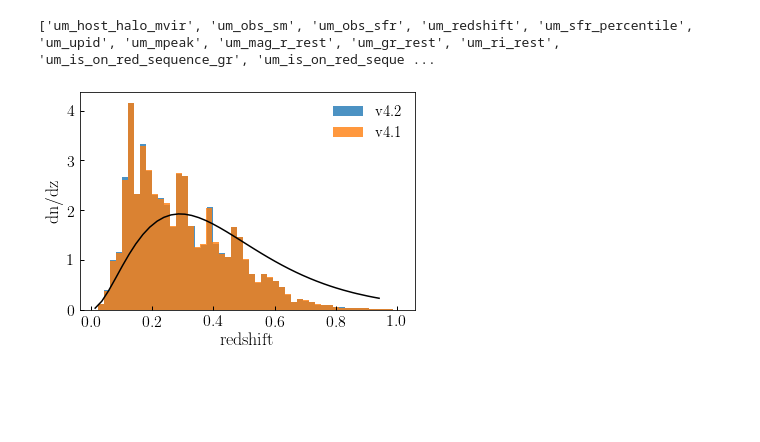
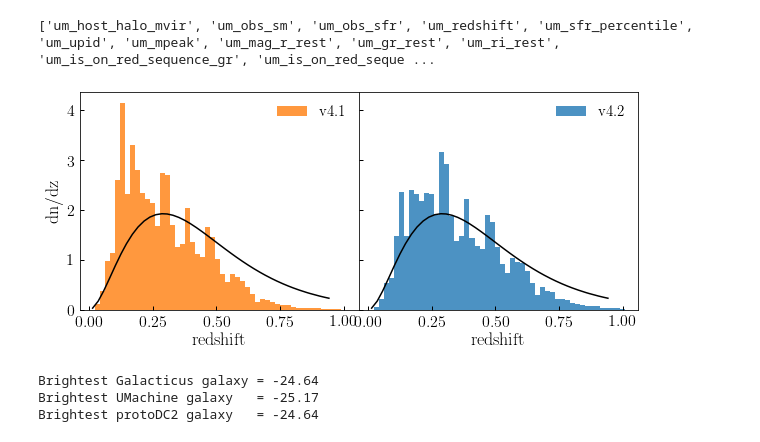
Before and after one commit to LSSTDESC/cosmodc2, a Jupyter notebook: notebooks/v4_mr_mstar_calibration_lightcone.ipynb, the cells around one changed output. Drawn from its saved outputs; the diff is of its cells as text; code cells hidden in the pictures; blank space fills up the shorter version.

Commit message:
Added new magr_monte_carlo2 method to analytical_magr. Updated diagnostic notebooks

```diff
--- a/notebooks/v4_mr_mstar_calibration_lightcone.ipynb
+++ b/notebooks/v4_mr_mstar_calibration_lightcone.ipynb
@@ -7,11 +7,13 @@ mgreen = u'#2ca02c'
 mred = u'#d62728'
 mpurple = u'#9467bd'
 # %%
+brightest_rband = -24.64
 def update_rest_rband(um_r_rest_old, r_rest_old, um_r_rest_new):
     """
     """
     dr = r_rest_old - um_r_rest_old
-    return um_r_rest_new + dr
+    new_rest_rband = um_r_rest_new + dr
+    return np.where(new_rest_rband < brightest_rband, brightest_rband, new_rest_rband)
 
 def update_observed_rband(r_obs_old, r_rest_old, r_rest_new):
     """
@@ -41,12 +43,15 @@ from cosmodc2.stellar_mass_remapping import lift_high_mass_mstar
 
 mock['new_mstar'] = lift_high_mass_mstar(
         mock['um_mpeak'], mock['um_obs_sm'], mock['redshift'],
-        z_table=[0.35, 0.5, 1],
-        slope_table=[0.5, 0.65, 0.8], pivot_table=[13.25, 13, 12.5])
+        z_table=[0.25, 0.5, 1],
+        slope_table=[0.5, 0.65, 0.7], pivot_table=[13.25, 13, 12.5])
 # %%
-from cosmodc2.sdss_colors import magr_monte_carlo
+from cosmodc2.sdss_colors.analytical_magr import magr_monte_carlo2
 
-mock['new_um_mag_r_rest'] = magr_monte_carlo(mock['new_mstar'], mock['redshift'])
+mock['new_um_mag_r_rest'] = magr_monte_carlo2(mock['new_mstar'], mock['redshift'],
+                slope_boost_table=[0, 0.1, 0.2],
+                boost_table=[0, -0.5, -1, -1.25],
+                beta_z0=3., magr_at_m1_z0=-20.25)
 # %%
 #  Estimate the new restframe Galacticus r-band
 mock['new_mag_r_rest'] = update_rest_rband(
@@ -62,22 +67,37 @@ mock['new_um_mag_r_obs'] = update_observed_rband(
 # %%
 fname = "/Users/aphearin/Desktop/deep2_data.txt"
 X = np.loadtxt(fname)
 z = X[:, 0]
 dndz = X[:, 1]
 
-fig, ax = plt.subplots(1, 1)
-
 rmask_old = mock['mag_r_obs'] < 22
 rmask_new = mock['new_mag_r_obs'] < 22
-__=ax.hist(mock['redshift'][rmask_new], normed=True, bins=50, alpha=0.8,
+
+fig, (ax1, ax2) = plt.subplots(1, 2, figsize=(10, 4), sharex=True, sharey=True)
+fig.subplots_adjust(wspace=0)
+
+__=ax1.hist(mock['redshift'][rmask_old], normed=True, bins=50, alpha=0.8,
+          label=r'${\rm v4.1}$', color=morange)
+__=ax2.hist(mock['redshift'][rmask_new], normed=True, bins=50, alpha=0.8,
            label=r'${\rm v4.2}$', color=mblue)
-__=ax.hist(mock['redshift'][rmask_old], normed=True, bins=50, alpha=0.8,
-          label=r'${\rm v4.1}$', color=morange)
 
-__=ax.plot(z, dndz, color='k')
+__=ax1.plot(z, dndz, color='k')
+__=ax2.plot(z, dndz, color='k')
 
-legend = ax.legend()
-xlabel = ax.set_xlabel(r'${\rm redshift}$')
-ylabel = ax.set_ylabel(r'${\rm dn/dz}$')
+legend = ax1.legend()
+legend = ax2.legend()
+xlabel = ax1.set_xlabel(r'${\rm redshift}$')
+xlabel2 = ax2.set_xlabel(r'${\rm redshift}$')
+ylabel = ax1.set_ylabel(r'${\rm dn/dz}$')
+
+xlim = ax.set_xlim(0.05, 1.1)
 # %% [output]
-[figure, old version]
+[figure, new version]
+# %%
+print("Brightest Galacticus galaxy = {0:.2f}".format(mock['mag_r_rest'].min()))
+print("Brightest UMachine galaxy   = {0:.2f}".format(mock['um_mag_r_rest'].min()))
+print("Brightest protoDC2 galaxy   = {0:.2f}".format(mock['new_mag_r_rest'].min()))
+# %% [output]
+Brightest Galacticus galaxy = -24.64
+Brightest UMachine galaxy   = -25.17
+Brightest protoDC2 galaxy   = -24.64
```
Also changed, not shown: 2 other files.
